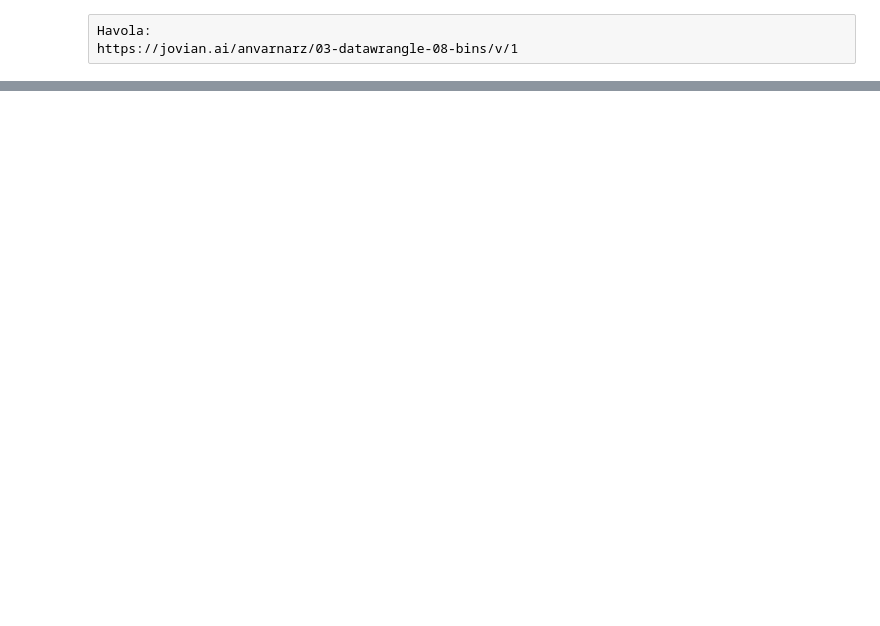
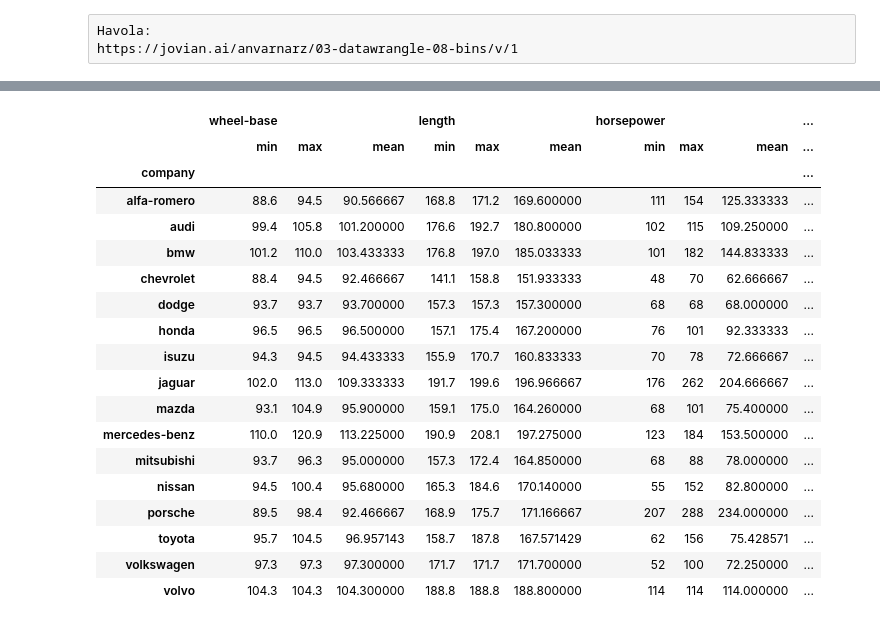
Before and after one commit to ulubeykhuja/mohir_dev_lessons, a Jupyter notebook: tayyorlash_tozalash.ipynb, the cells around one changed output, grey strips where cells are left out. Drawn from its saved outputs; the diff is of its cells as text; code cells hidden in the pictures; blank space fills up the shorter version.

```diff
--- a/tayyorlash_tozalash.ipynb
+++ b/tayyorlash_tozalash.ipynb
@@ -664,0 +285,22 @@ https://jovian.ai/anvarnarz/03-datawrangle-08-bins/v/1
+# %%
+df.groupby('company').agg([min, max, np.mean])
+# %% [output]
+|  | wheel-base |  |  | length |  |  | horsepower |  |  | ... |
+|  | min | max | mean | min | max | mean | min | max | mean | ... |
+| company |  |  |  |  |  |  |  |  |  | ... |
+| alfa-romero | 88.6 | 94.5 | 90.566667 | 168.8 | 171.2 | 169.600000 | 111 | 154 | 125.333333 | ... |
+| audi | 99.4 | 105.8 | 101.200000 | 176.6 | 192.7 | 180.800000 | 102 | 115 | 109.250000 | ... |
+| bmw | 101.2 | 110.0 | 103.433333 | 176.8 | 197.0 | 185.033333 | 101 | 182 | 144.833333 | ... |
+| chevrolet | 88.4 | 94.5 | 92.466667 | 141.1 | 158.8 | 151.933333 | 48 | 70 | 62.666667 | ... |
+| dodge | 93.7 | 93.7 | 93.700000 | 157.3 | 157.3 | 157.300000 | 68 | 68 | 68.000000 | ... |
+| honda | 96.5 | 96.5 | 96.500000 | 157.1 | 175.4 | 167.200000 | 76 | 101 | 92.333333 | ... |
+| isuzu | 94.3 | 94.5 | 94.433333 | 155.9 | 170.7 | 160.833333 | 70 | 78 | 72.666667 | ... |
+| jaguar | 102.0 | 113.0 | 109.333333 | 191.7 | 199.6 | 196.966667 | 176 | 262 | 204.666667 | ... |
+| mazda | 93.1 | 104.9 | 95.900000 | 159.1 | 175.0 | 164.260000 | 68 | 101 | 75.400000 | ... |
+| mercedes-benz | 110.0 | 120.9 | 113.225000 | 190.9 | 208.1 | 197.275000 | 123 | 184 | 153.500000 | ... |
+| mitsubishi | 93.7 | 96.3 | 95.000000 | 157.3 | 172.4 | 164.850000 | 68 | 88 | 78.000000 | ... |
+| nissan | 94.5 | 100.4 | 95.680000 | 165.3 | 184.6 | 170.140000 | 55 | 152 | 82.800000 | ... |
+| porsche | 89.5 | 98.4 | 92.466667 | 168.9 | 175.7 | 171.166667 | 207 | 288 | 234.000000 | ... |
+| toyota | 95.7 | 104.5 | 96.957143 | 158.7 | 187.8 | 167.571429 | 62 | 156 | 75.428571 | ... |
+| volkswagen | 97.3 | 97.3 | 97.300000 | 171.7 | 171.7 | 171.700000 | 52 | 100 | 72.250000 | ... |
+| volvo | 104.3 | 104.3 | 104.300000 | 188.8 | 188.8 | 188.800000 | 114 | 114 | 114.000000 | ... |
```
Also changed, not shown: parts of 81 cells of this notebook, 1 other file.
